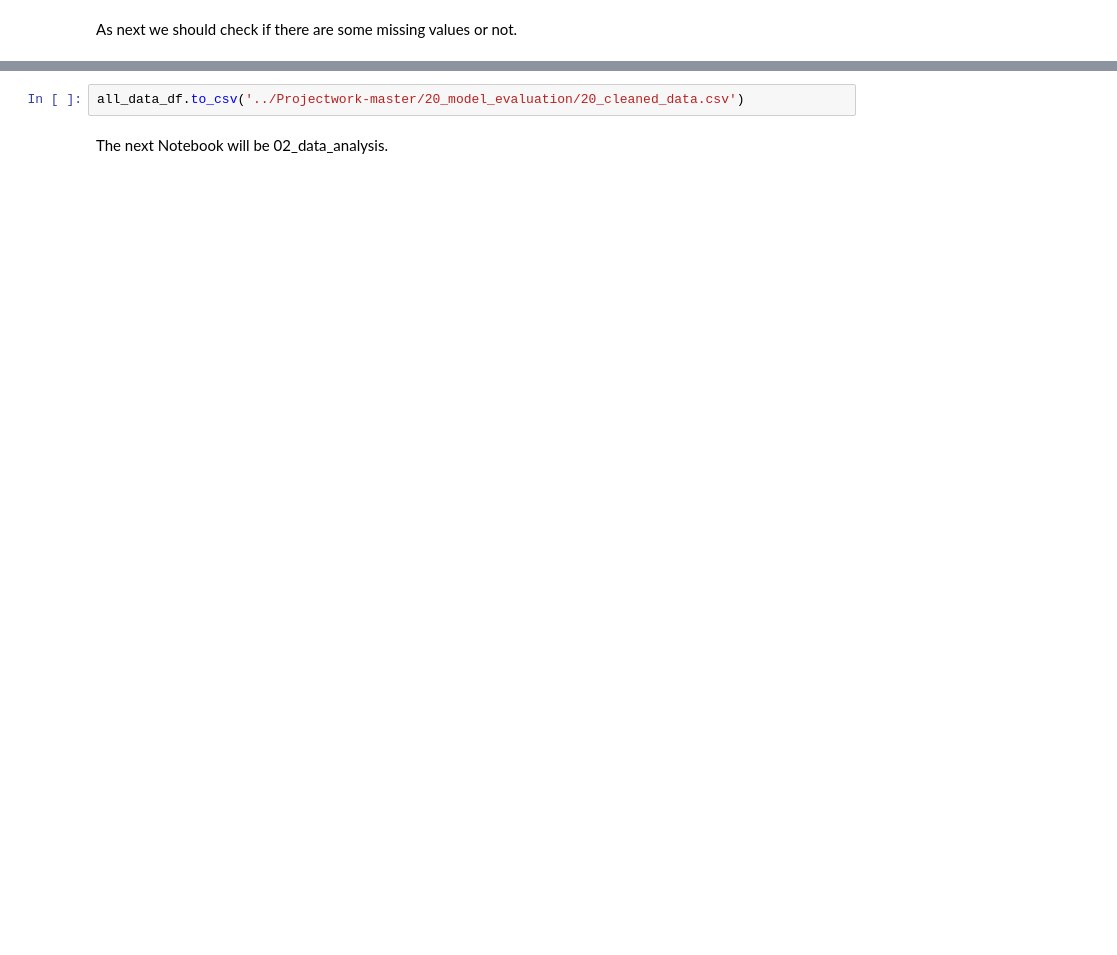
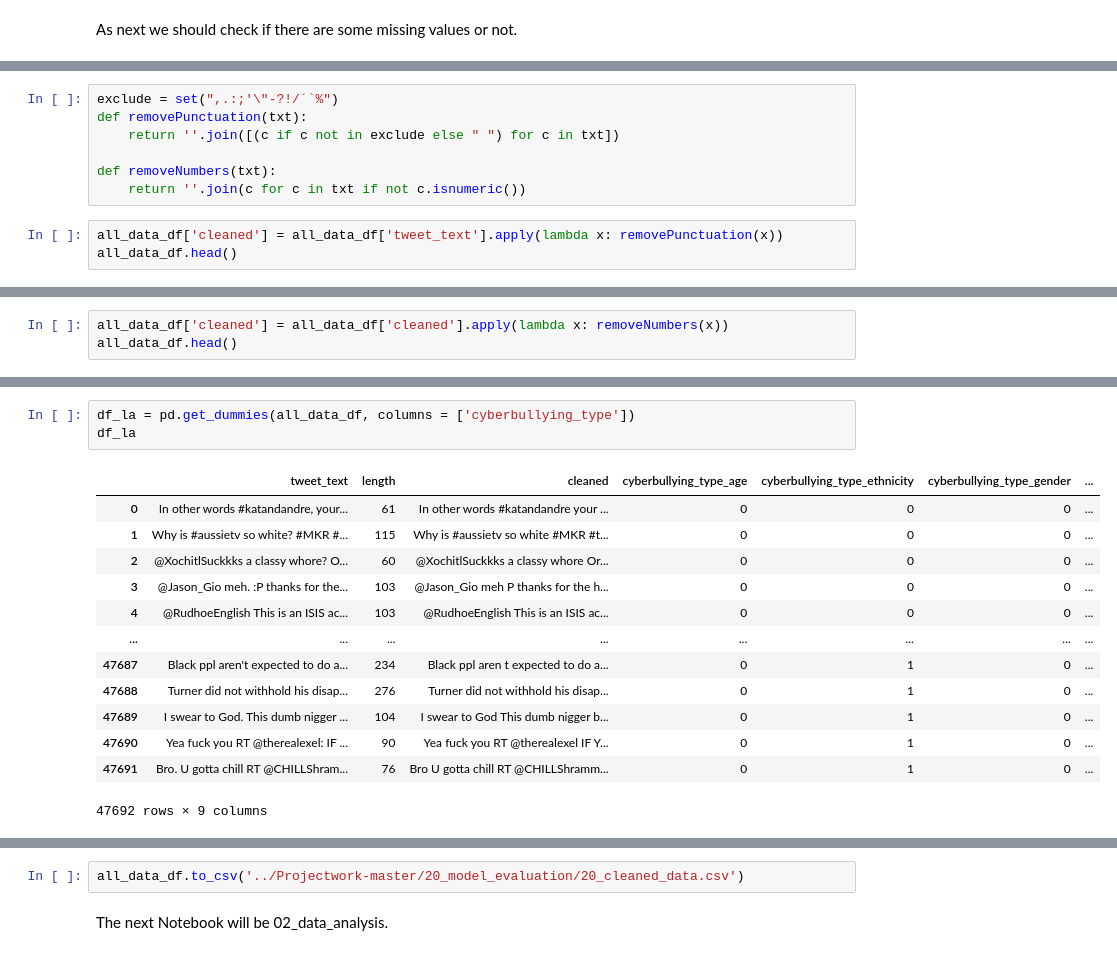
Before and after one commit to kollesal/hateSpeech, a Jupyter notebook: 04_Data Cleansing/01_data_prep.ipynb, the cells around one changed output, grey strips where cells are left out. Drawn from its saved outputs; the diff is of its cells as text; blank space fills up the shorter version.

```diff
--- a/04_Data Cleansing/01_data_prep.ipynb
+++ b/04_Data Cleansing/01_data_prep.ipynb
@@ -124,0 +129,10 @@ all_data_df.head()
+# %%
+exclude = set(",.:;'\"-?!/´`%")
+def removePunctuation(txt):
+    return ''.join([(c if c not in exclude else " ") for c in txt])
+
+def removeNumbers(txt):
+    return ''.join(c for c in txt if not c.isnumeric())
+# %%
+all_data_df['cleaned'] = all_data_df['tweet_text'].apply(lambda x: removePunctuation(x))
+all_data_df.head()
@@ -124,0 +146,3 @@ all_data_df.head()
+# %%
+all_data_df['cleaned'] = all_data_df['cleaned'].apply(lambda x: removeNumbers(x))
+all_data_df.head()
@@ -124,0 +273,17 @@ all_data_df.head()
+# %%
+df_la = pd.get_dummies(all_data_df, columns = ['cyberbullying_type'])
+df_la
+# %% [output]
+|  | tweet_text | length | cleaned | cyberbullying_type_age | cyberbullying_type_ethnicity | cyberbullying_type_gender | ... |
+| 0 | In other words #katandandre, your... | 61 | In other words #katandandre your ... | 0 | 0 | 0 | ... |
+| 1 | Why is #aussietv so white? #MKR #... | 115 | Why is #aussietv so white #MKR #t... | 0 | 0 | 0 | ... |
+| 2 | @XochitlSuckkks a classy whore? O... | 60 | @XochitlSuckkks a classy whore Or... | 0 | 0 | 0 | ... |
+| 3 | @Jason_Gio meh. :P thanks for the... | 103 | @Jason_Gio meh P thanks for the h... | 0 | 0 | 0 | ... |
+| 4 | @RudhoeEnglish This is an ISIS ac... | 103 | @RudhoeEnglish This is an ISIS ac... | 0 | 0 | 0 | ... |
+| ... | ... | ... | ... | ... | ... | ... | ... |
+| 47687 | Black ppl aren't expected to do a... | 234 | Black ppl aren t expected to do a... | 0 | 1 | 0 | ... |
+| 47688 | Turner did not withhold his disap... | 276 | Turner did not withhold his disap... | 0 | 1 | 0 | ... |
+| 47689 | I swear to God. This dumb nigger ... | 104 | I swear to God This dumb nigger b... | 0 | 1 | 0 | ... |
+| 47690 | Yea fuck you RT @therealexel: IF ... | 90 | Yea fuck you RT @therealexel IF Y... | 0 | 1 | 0 | ... |
+| 47691 | Bro. U gotta chill RT @CHILLShram... | 76 | Bro U gotta chill RT @CHILLShramm... | 0 | 1 | 0 | ... |
+47692 rows × 9 columns
```
Also changed, not shown: parts of 63 cells of this notebook.
